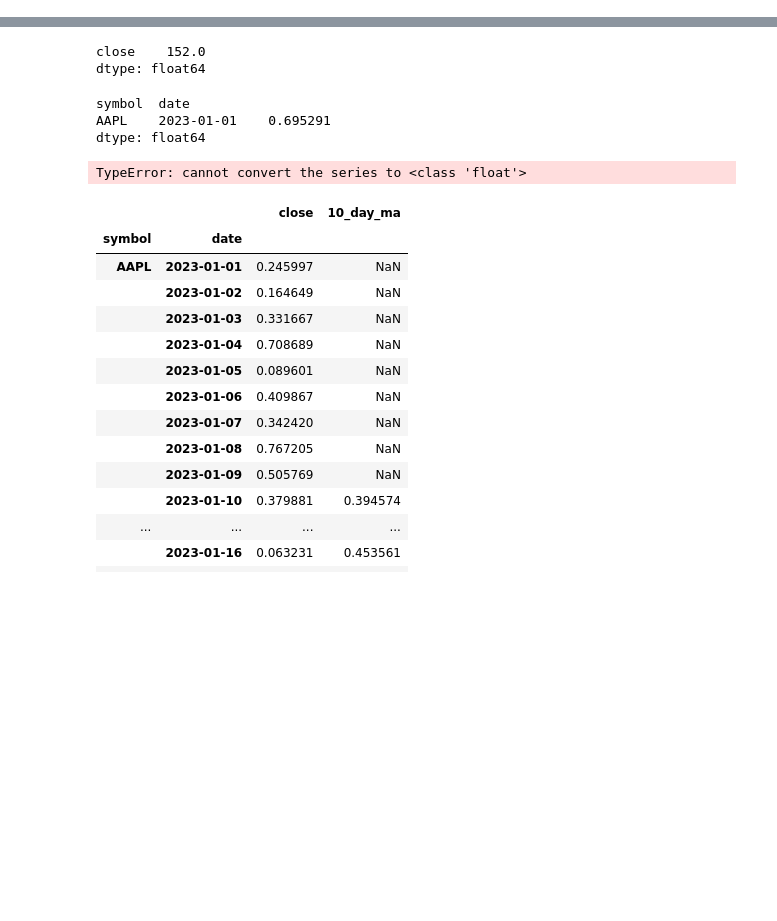
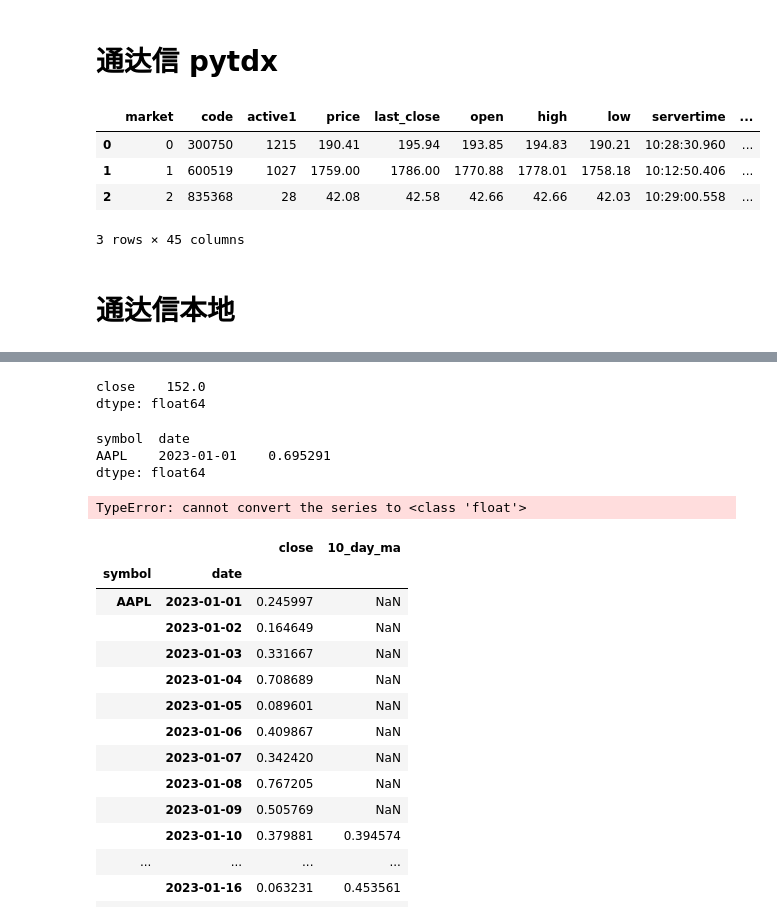
Before and after one commit to johnsonhongyi/pyQuant3, a Jupyter notebook: stock/jupyterAlgo/testCode.ipynb, the cells around one changed output, grey strips where cells are left out. Cells and saved outputs as stored; diff of their text form; code cells hidden in the pictures; blank space fills up the shorter version.

```diff
--- a/stock/jupyterAlgo/testCode.ipynb
+++ b/stock/jupyterAlgo/testCode.ipynb
@@ -0,0 +1,19 @@
+# %% [markdown]
+# 通达信 pytdx
+# %%
+from pytdx.hq import TdxHq_API
+api = TdxHq_API()
+# if api.connect('119.147.212.81', 7709):
+    # api.disconnect()
+with api.connect('119.147.212.81', 7709):
+    data=api.to_df(api.get_security_quotes([(0, '300750'),(1, '600519'),(2, '835368')]))
+# %%
+data
+# %% [output]
+|  | market | code | active1 | price | last_close | open | high | low | servertime | ... |
+| 0 | 0 | 300750 | 1215 | 190.41 | 195.94 | 193.85 | 194.83 | 190.21 | 10:28:30.960 | ... |
+| 1 | 1 | 600519 | 1027 | 1759.00 | 1786.00 | 1770.88 | 1778.01 | 1758.18 | 10:12:50.406 | ... |
+| 2 | 2 | 835368 | 28 | 42.08 | 42.58 | 42.66 | 42.66 | 42.03 | 10:29:00.558 | ... |
+3 rows × 45 columns
+# %% [markdown]
+# 通达信本地
```
Also changed, not shown: parts of 9 cells of this notebook, 19 other files.
